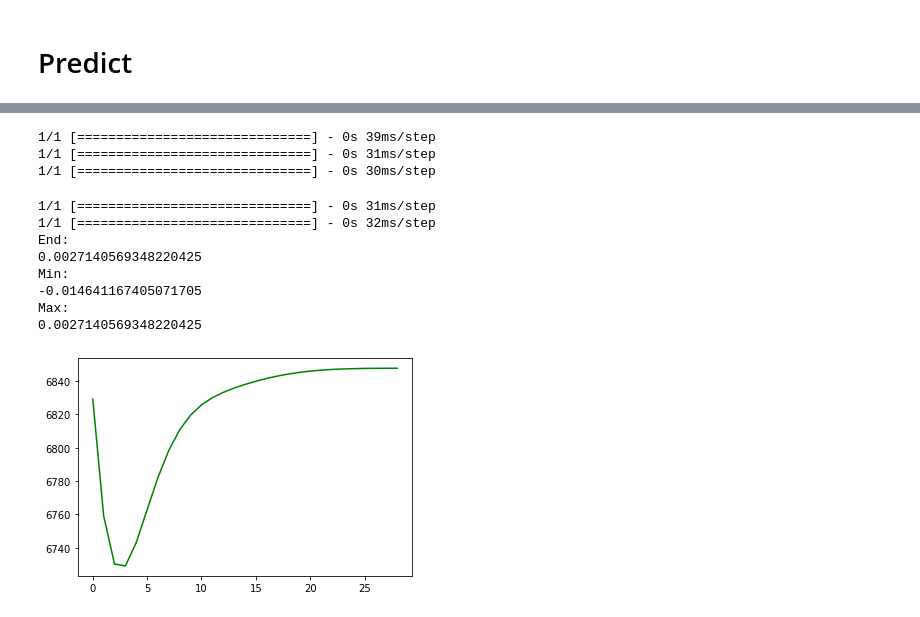
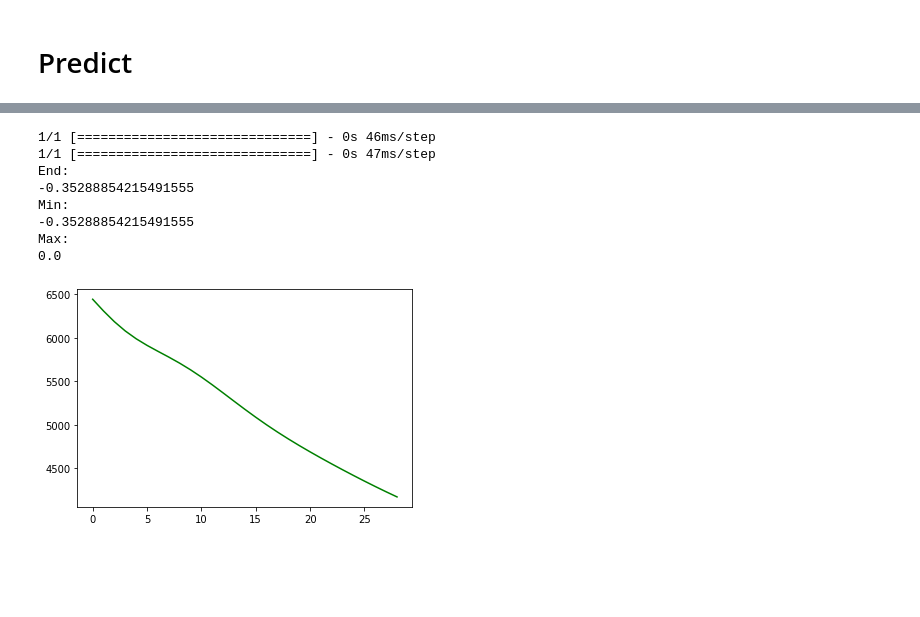
Before and after one commit to alirezaght/bitcoin-price-prediction, a Jupyter notebook: train.ipynb, the cells around one changed output, grey strips where cells are left out. Saved outputs shown, nothing was run; the diff lists cells and outputs as text; code cells hidden in the pictures; blank space fills up the shorter version.

```diff
--- a/train.ipynb
+++ b/train.ipynb
@@ -41,6 +41,8 @@ btc_csv = pd.read_csv('btc-price.csv')
 eth_csv = pd.read_csv('eth-price.csv')
 oil_csv = pd.read_csv('oil-price.csv')
 
+feed_days = 90
+indicators = 4
 
 oils = {}
 
@@ -79,12 +81,12 @@ data = scaler.fit_transform(original)
 
 x_train = []
 y_train = []
-for i in range(90, len(data)):
-  x_train.append(np.reshape(data[i - 90: i], (1, 360)))
+for i in range(feed_days, len(data)):
+  x_train.append(np.reshape(data[i - feed_days: i], (1, feed_days * indicators)))
   y_train.append(data[i][0])
 
 
-x_train = np.reshape(x_train, (len(x_train), 90, 4))
+x_train = np.reshape(x_train, (len(x_train), feed_days, indicators))
 y_train = np.reshape(y_train, (len(y_train)))
 # %% [markdown]
 # Build Model and Train
@@ -95,34 +97,31 @@ from tensorflow import keras
 
 model = keras.Sequential()
 
-model.add(layers.LSTM(50, return_sequences=True, input_shape=(x_train.shape[1], x_train.shape[2])))
+model.add(layers.LSTM(64, return_sequences=True, input_shape=(x_train.shape[1], x_train.shape[2])))
 model.add(layers.Dropout(0.2))
 
-model.add(layers.LSTM(50, return_sequences=True))
+model.add(layers.LSTM(64, return_sequences=True))
 model.add(layers.Dropout(0.2))
 
-model.add(layers.LSTM(50, return_sequences=True))
+model.add(layers.LSTM(64, return_sequences=True))
 model.add(layers.Dropout(0.2))
 
-model.add(layers.LSTM(50, return_sequences=True))
+model.add(layers.LSTM(64, return_sequences=True))
 model.add(layers.Dropout(0.2))
 
-model.add(layers.LSTM(50, return_sequences=True))
+model.add(layers.LSTM(64, return_sequences=True))
 model.add(layers.Dropout(0.2))
 
-model.add(layers.LSTM(50, return_sequences=True))
+model.add(layers.LSTM(64, return_sequences=True))
 model.add(layers.Dropout(0.2))
 
-model.add(layers.LSTM(50, return_sequences=True))
-model.add(layers.Dropout(0.2))
 
-model.add(layers.LSTM(50))
+model.add(layers.LSTM(64))
 model.add(layers.Dropout(0.2))
 
 model.add(layers.Dense(units = 1))
 
 model.compile(optimizer="adam", loss="mse")
 model.fit(x_train, y_train, epochs=30, batch_size=32)
-model.summary()
 # %% [output]
 Epoch 1/30
@@ -139,21 +148,21 @@ KeyboardInterrupt: ignored
 import matplotlib.pyplot as plt
 
 x = np.array([])
-x = np.append(x, original[len(original) - 90: len(original)])
-x = np.reshape(x, (90, 4))
+x = np.append(x, original[len(original) - feed_days: len(original)])
+x = np.reshape(x, (feed_days, indicators))
 x = scaler.transform(x)
-x = np.reshape(x, (1, 90, 4))
+x = np.reshape(x, (1, feed_days, indicators))
 res_array = np.array([])
 y_array = np.array([])
 for i in range(1, 30):
-  res = scaler.inverse_transform(np.reshape(np.array([model.predict(x)[0], 0, 0, 0]), (1, 4)))
+  res = scaler.inverse_transform(np.reshape(np.array([model.predict(x)[0], 0, 0, 0]), (1, indicators)))
   y_array = np.append(y_array, res[0][0])
   res_array = np.append(res_array, res[0][0])
   res_array = np.append(res_array, original[len(original) - 1][1:])
-  res_array = np.reshape(res_array, (i, 4))
-  x = np.append(original[len(original) - 90 + i: len(original)], res_array, axis = 0)
+  res_array = np.reshape(res_array, (i, indicators))
+  x = np.append(original[len(original) - feed_days + i: len(original)], res_array, axis = 0)
   x = scaler.transform(x)
-  x = np.reshape(x, (1, 90, 4))
+  x = np.reshape(x, (1, feed_days, indicators))
 
 
 plt.plot(y_array, color='green')
@@ -191,12 +203,9 @@ print((max(y_array) - y_array[0])/y_array[0])
-1/1 [==============================] - 0s 39ms/step
-1/1 [==============================] - 0s 31ms/step
-1/1 [==============================] - 0s 30ms/step
+1/1 [==============================] - 0s 46ms/step
+1/1 [==============================] - 0s 47ms/step
+End:
+-0.35288854215491555
+Min:
+-0.35288854215491555
+Max:
+0.0
-1/1 [==============================] - 0s 31ms/step
-1/1 [==============================] - 0s 32ms/step
-End:
-0.0027140569348220425
-Min:
--0.014641167405071705
-Max:
-0.0027140569348220425
-[figure, old version]
+[figure, new version]
```
Also changed, not shown: parts of 2 cells of this notebook.
